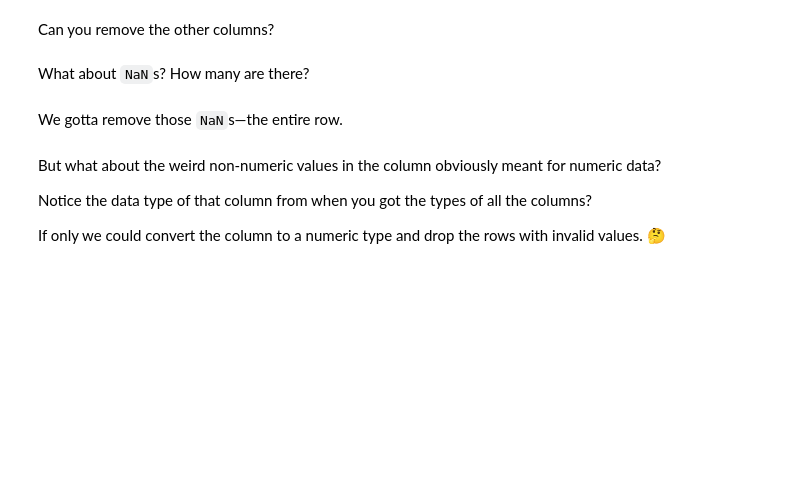
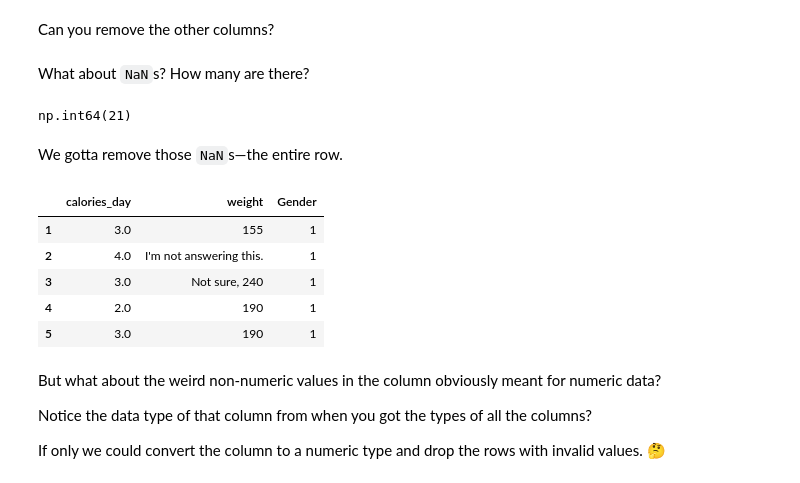
Before and after one commit to tsunar2002/ds-fall-2025-tue, a Jupyter notebook: Week-02-Pandas-Part-2-and-DS-Overview/exercise/arun-sisarran-week-02.ipynb, the cells around one changed output. Saved outputs shown, nothing was run; the diff lists cells and outputs as text; code cells hidden in the pictures; blank space fills up the shorter version.

```diff
--- a/Week-02-Pandas-Part-2-and-DS-Overview/exercise/arun-sisarran-week-02.ipynb
+++ b/Week-02-Pandas-Part-2-and-DS-Overview/exercise/arun-sisarran-week-02.ipynb
@@ -47,14 +64,28 @@ Perhaps we’d like to know more another day, but the team is really interested
 Can you remove the other columns?
 # %%
 # Remove ‘em.
+important_cols = ['calories_day', 'weight', 'Gender']
+df_food = df_food[important_cols]
 # %% [markdown]
 What about `NaN`s? How many are there?
 # %%
 # Count ‘em.
+df_food.isnull().sum().sum()
+# %% [output]
+np.int64(21)
 # %% [markdown]
 We gotta remove those `NaN`s―the entire row.
 # %%
 # Drop ‘em.
+df_cleaned = df_food.dropna()
+df_cleaned.head()
+# %% [output]
+|  | calories_day | weight | Gender |
+| 1 | 3.0 | 155 | 1 |
+| 2 | 4.0 | I'm not answering this. | 1 |
+| 3 | 3.0 | Not sure, 240 | 1 |
+| 4 | 2.0 | 190 | 1 |
+| 5 | 3.0 | 190 | 1 |
 # %% [markdown]
 But what about the weird non-numeric values in the column obviously meant for numeric data?
 
```
Also changed, not shown: parts of 22 cells of this notebook.
